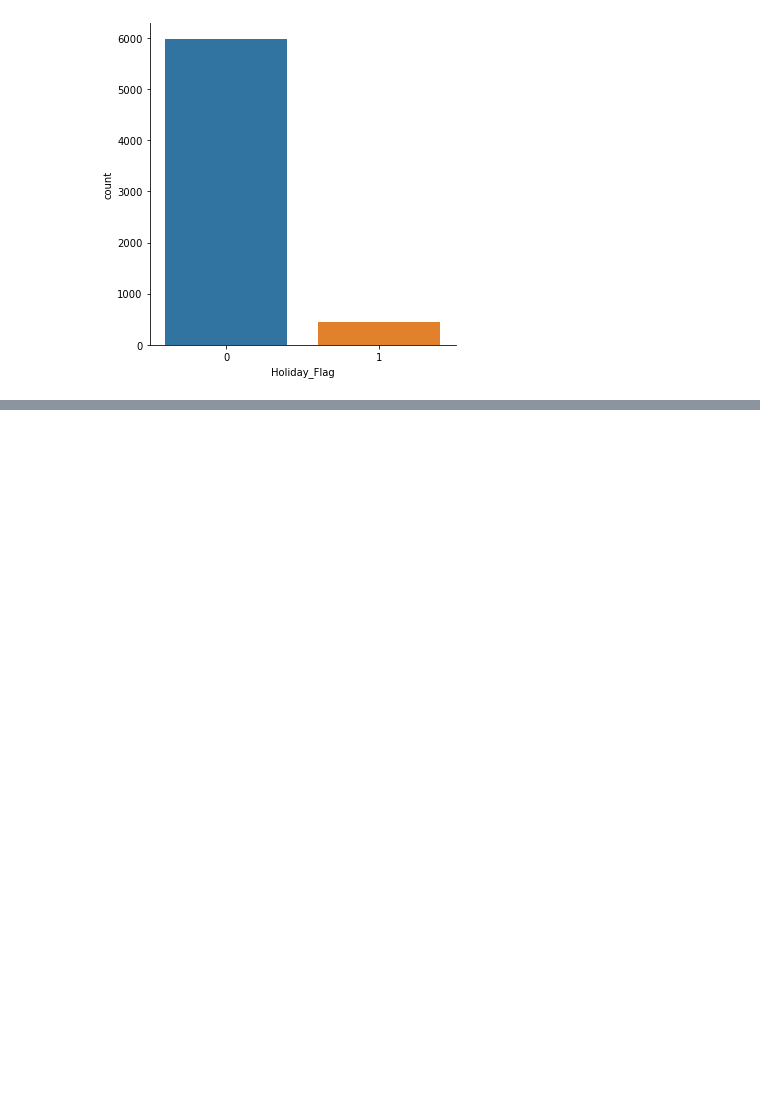
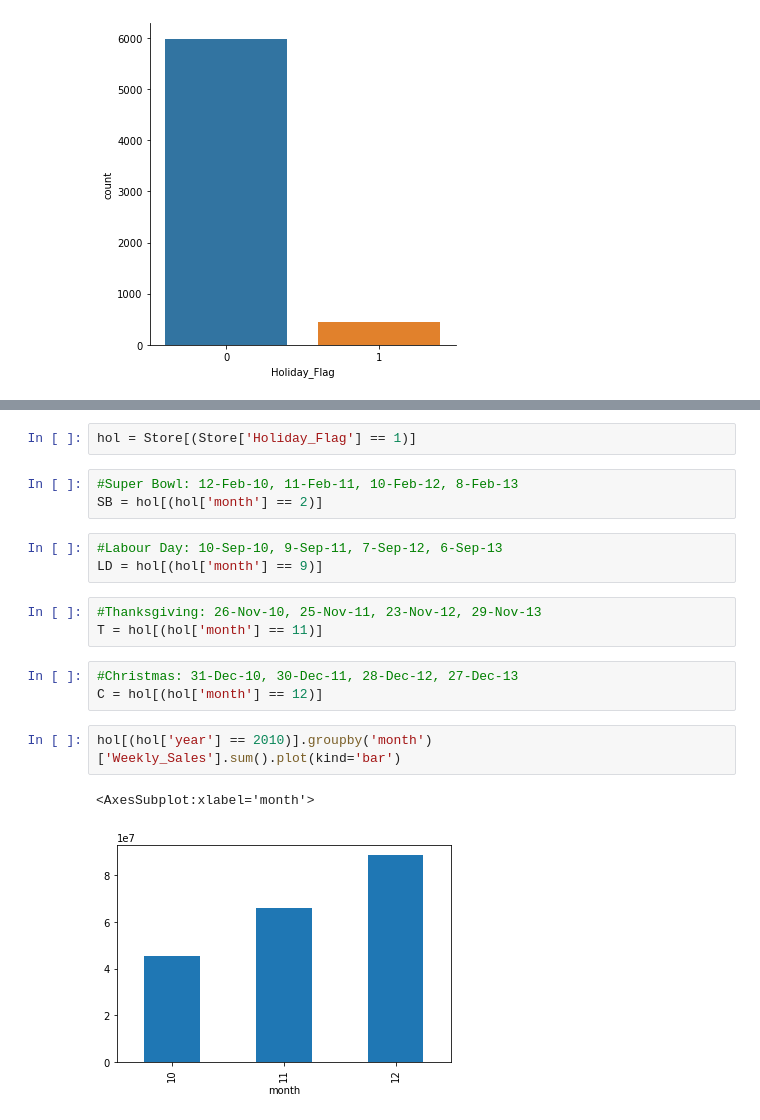
Before and after one commit to DamonReyes/Portfolio_Projects, a Jupyter notebook: Python/Retail Stores Analytics.ipynb, the cells around one changed output, grey strips where cells are left out. Cells and saved outputs as stored; diff of their text form; blank space fills up the shorter version.

```diff
--- a/Python/Retail Stores Analytics.ipynb
+++ b/Python/Retail Stores Analytics.ipynb
@@ -417,0 +423,19 @@ sns.catplot(x="Holiday_Flag", kind="count", data=Store)
+# %%
+hol = Store[(Store['Holiday_Flag'] == 1)]
+# %%
+#Super Bowl: 12-Feb-10, 11-Feb-11, 10-Feb-12, 8-Feb-13
+SB = hol[(hol['month'] == 2)]
+# %%
+#Labour Day: 10-Sep-10, 9-Sep-11, 7-Sep-12, 6-Sep-13
+LD = hol[(hol['month'] == 9)]
+# %%
+#Thanksgiving: 26-Nov-10, 25-Nov-11, 23-Nov-12, 29-Nov-13
+T = hol[(hol['month'] == 11)]
+# %%
+#Christmas: 31-Dec-10, 30-Dec-11, 28-Dec-12, 27-Dec-13
+C = hol[(hol['month'] == 12)]
+# %%
+hol[(hol['year'] == 2010)].groupby('month')['Weekly_Sales'].sum().plot(kind='bar')
+# %% [output]
+<AxesSubplot:xlabel='month'>
+[figure, added]
```
Also changed, not shown: parts of 24 cells of this notebook.
